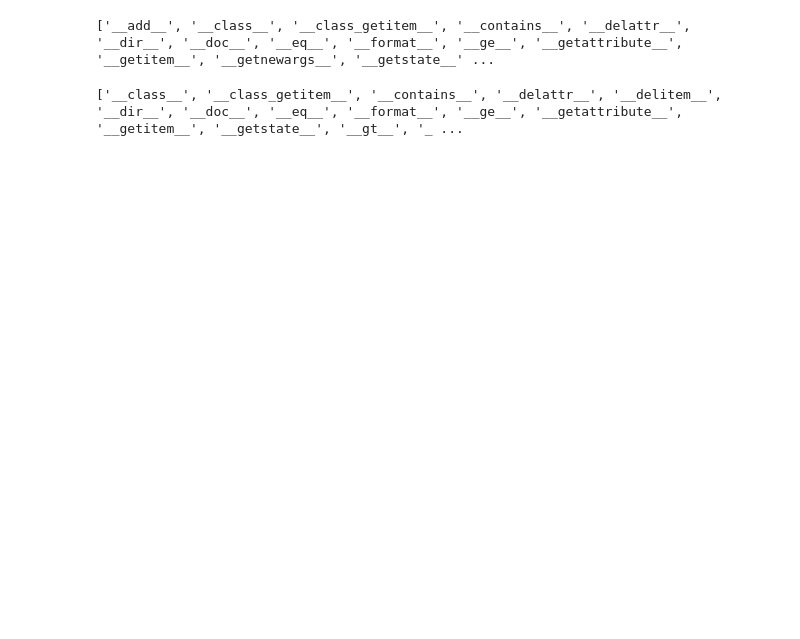
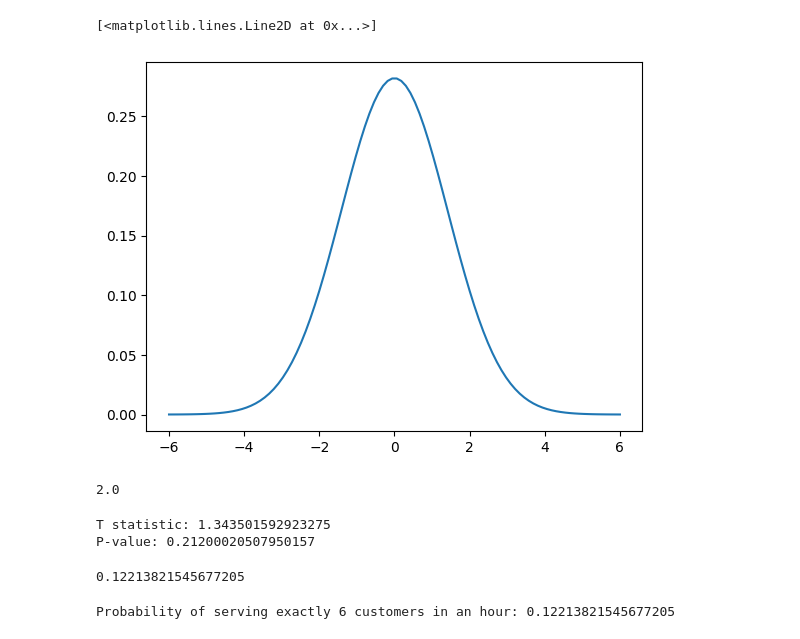
Before and after one commit to ZakRouzak/Python-and-data-visualisation, a Jupyter notebook: bla_bla.ipynb, the cells around one changed output. Drawn from its saved outputs; the diff is of its cells as text; code cells hidden in the pictures; blank space fills up the shorter version.

```diff
--- a/bla_bla.ipynb
+++ b/bla_bla.ipynb
@@ -15,4 +0,0 @@ z = tuple()
-# %%
-print(dir(z))
-# %% [output]
-['__add__', '__class__', '__class_getitem__', '__contains__', '__delattr__', '__dir__', '__doc__', '__eq__', '__format__', '__ge__', '__getattribute__', '__getitem__', '__getnewargs__', '__getstate__' ...
@@ -21,4 +0,0 @@ w = {}
-# %%
-print(dir(w))
-# %% [output]
-['__class__', '__class_getitem__', '__contains__', '__delattr__', '__delitem__', '__dir__', '__doc__', '__eq__', '__format__', '__ge__', '__getattribute__', '__getitem__', '__getstate__', '__gt__', '_ ...
@@ -24,0 +9,69 @@ print(dir(w))
+# %%
+#Fill in the missing inputs in the following code for plotting a normal probability density function, with mean = 0 and variance = 2:
+#2
+import numpy as np
+import matplotlib.pyplot as plt
+from scipy.stats import norm
+%matplotlib inline
+
+mu = 0
+variance = 2
+
+sigma = np.sqrt(variance)
+x = np.linspace(mu-3*variance, mu+3*variance, 100)
+plt.plot(x, norm.pdf(x, mu, sigma))
+# %% [output]
+[<matplotlib.lines.Line2D at 0x...>]
+[figure, added]
+# %%
+#4
+import numpy as np
+
+sigma = 16
+n = 64
+
+std_dev_sample_mean = sigma / np.sqrt(n)
+print(std_dev_sample_mean)
+# %% [output]
+2.0
+# %%
+#5
+import numpy as np
+from scipy import stats
+
+student_scores = np.array([55, 62, 67, 58, 63, 59, 61, 68, 60, 64])
+mu = 60
+x_bar = np.mean(student_scores)
+s = np.std(student_scores, ddof=1)
+n = len(student_scores)
+alpha = 0.05
+t_stat = (x_bar - mu) / (s / np.sqrt(n))
+p_value = stats.t.cdf(t_stat, df=n-1) if t_stat < 0 else (1 - stats.t.cdf(t_stat, df=n-1))
+p_value*=2
+
+print("T statistic:", t_stat)
+print("P-value:", p_value)
+# %% [output]
+T statistic: 1.343501592923275
+P-value: 0.21200020507950157
+# %%
+#9
+from scipy.stats import poisson
+poisson.pmf(6, 8)
+# %% [output]
+0.12213821545677205
+# %%
+from scipy.stats import poisson
+
+# Mean arrival rate (λ)
+lambda_ = 8
+
+# Number of customers you want to calculate the probability for
+x = 6
+
+# Calculate the probability using the pmf (probability mass function) of the Poisson distribution
+probability = poisson.pmf(x, lambda_)
+
+print("Probability of serving exactly 6 customers in an hour:", probability)
+# %% [output]
+Probability of serving exactly 6 customers in an hour: 0.12213821545677205
```
Also changed, not shown: parts of 8 cells of this notebook, 25 other files.
